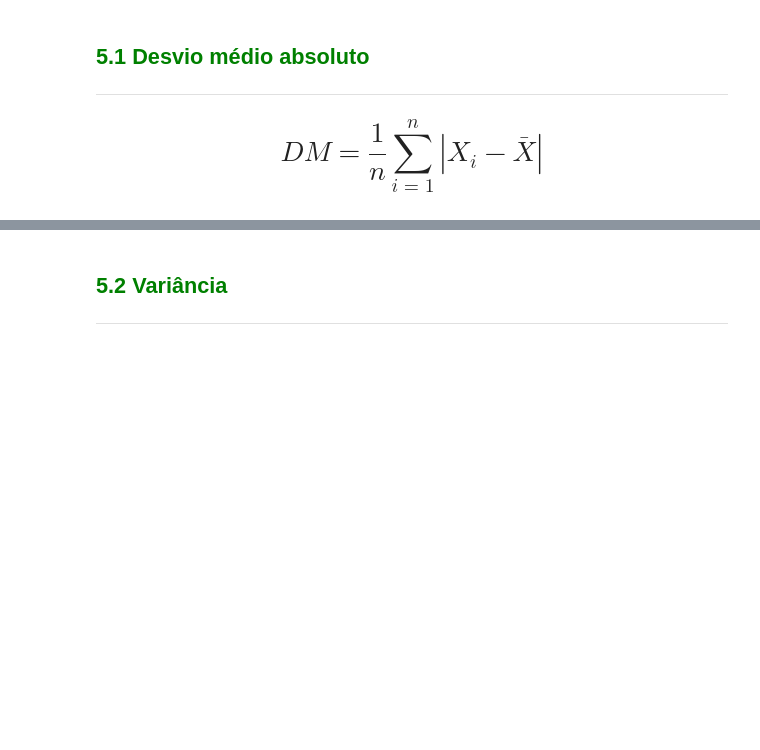
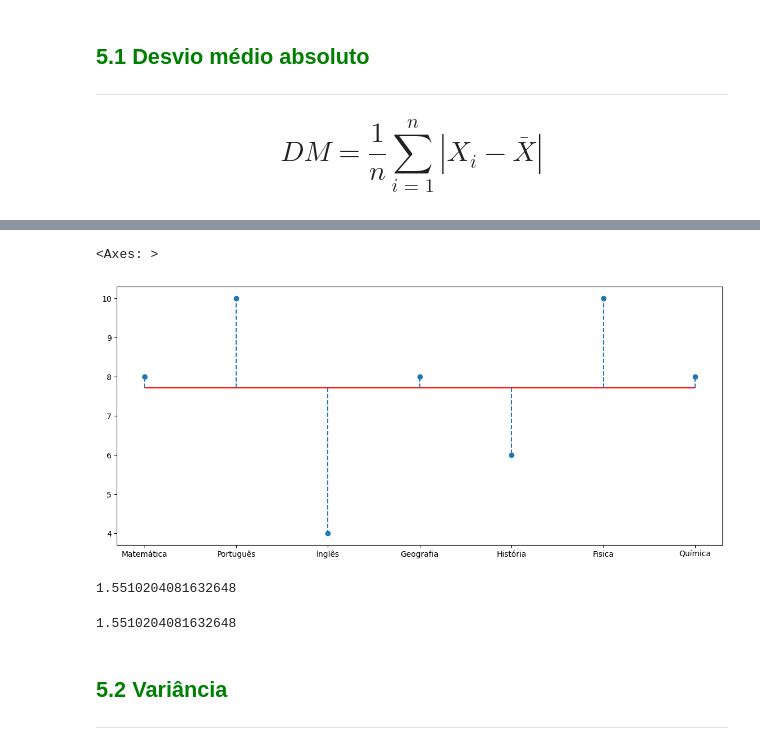
Before and after one commit to MatrixDwarf/notebooklabs, a Jupyter notebook: Curso_de_Estatística_Parte_1.ipynb, the cells around one changed output, grey strips where cells are left out. Drawn from its saved outputs; the diff is of its cells as text; code cells hidden in the pictures; blank space fills up the shorter version.

Commit message:
Finalizado a primeira parte de Estatisticasc om Numpy, Pandas, Matplotlib & Seaborn

```diff
--- a/Curso_de_Estatística_Parte_1.ipynb
+++ b/Curso_de_Estatística_Parte_1.ipynb
@@ -1091,0 +1111,5 @@ Embora as medidas de posição forneçam uma sumarização bastante importante d
+# %%
+#Um par de colchete = Series
+#Dois pares de Colchetes = DataFrame (coisa do Pandas) vide abaixo
+notas_fulano = df[['Fulano']]
+notas_fulano
@@ -1091,0 +1125,5 @@ Embora as medidas de posição forneçam uma sumarização bastante importante d
+# %%
+# Por padrão, ele solta uma Series. Se
+# eu quero apenas o valor, eu insiro [0]
+nota_media_fulano = notas_fulano.mean()[0]
+nota_media_fulano
@@ -1091,0 +1132,3 @@ Embora as medidas de posição forneçam uma sumarização bastante importante d
+# %%
+notas_fulano['Desvio'] = notas_fulano['Fulano'] - nota_media_fulano
+notas_fulano
@@ -1091,0 +1153,7 @@ Embora as medidas de posição forneçam uma sumarização bastante importante d
+# %%
+# As barrinhas são só pra mudar o nome mesmo
+# .abs() tá pegando o valor absoluto
+# ou não faria sentido fazer desvio de notas
+# com valores abaixo de zero ou próximo á zero
+notas_fulano['|Desvio|'] = notas_fulano['Desvio'].abs()
+notas_fulano
@@ -1092,3 +1169,34 @@ Embora as medidas de posição forneçam uma sumarização bastante importante d
+# %%
+ax = notas_fulano['Fulano'].plot(style = 'o')
+ax.figure.set_size_inches(14,6)
+ax.hlines(y = nota_media_fulano,
+          xmin = 0,
+          xmax = notas_fulano.shape[0] - 1,
+          colors = 'red')
+for i in range (notas_fulano.shape[0]):
+  ax.vlines(x = i,
+            ymin = nota_media_fulano,
+            ymax = notas_fulano['Fulano'][i],
+            linestyles = 'dashed')
+
+ax
+# %% [output]
+<Axes: >
+[figure, added]
+# %%
+# .mad()
+# Mean Absolute Deviation (?)
+# não sei, ele não explicou. Thanks Alura
+desvio_medio_absoluto = notas_fulano['Fulano'].mad()
+desvio_medio_absoluto
+#exatamente o mesmo que ↓
+# %% [output]
+1.5510204081632648
+# %%
+#isso aqui
+notas_fulano['|Desvio|'].mean()
+# %% [output]
+1.5510204081632648
 # %% [markdown]
 ## <font color=green>5.2 Variância</font>
 ***
```
Also changed, not shown: parts of 17 cells of this notebook.
